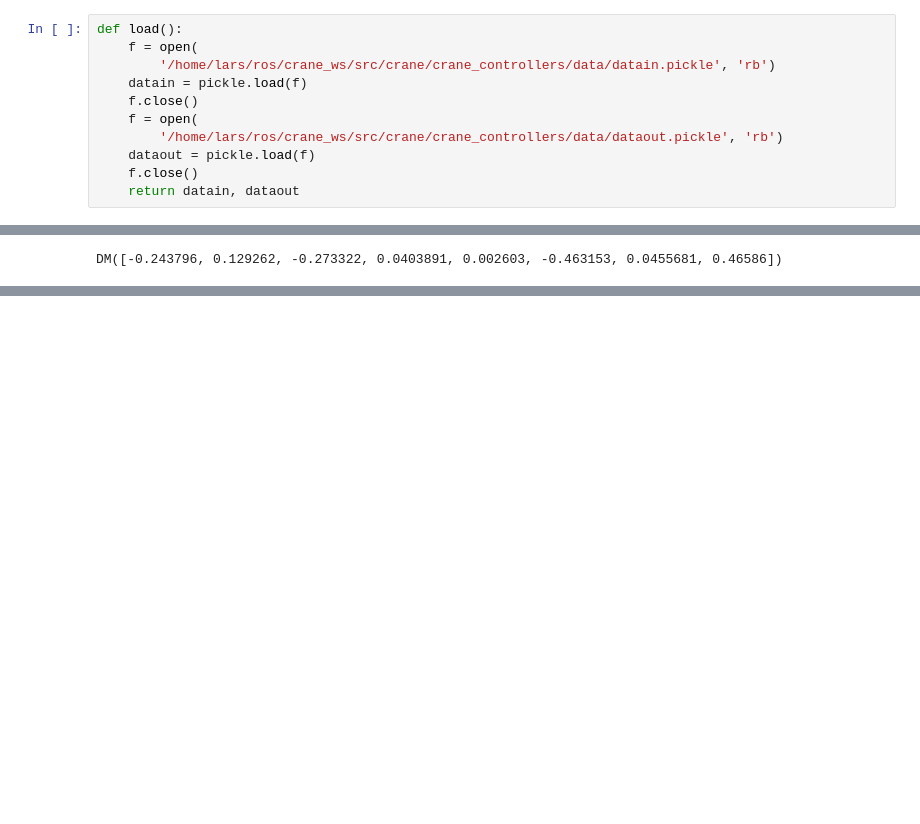
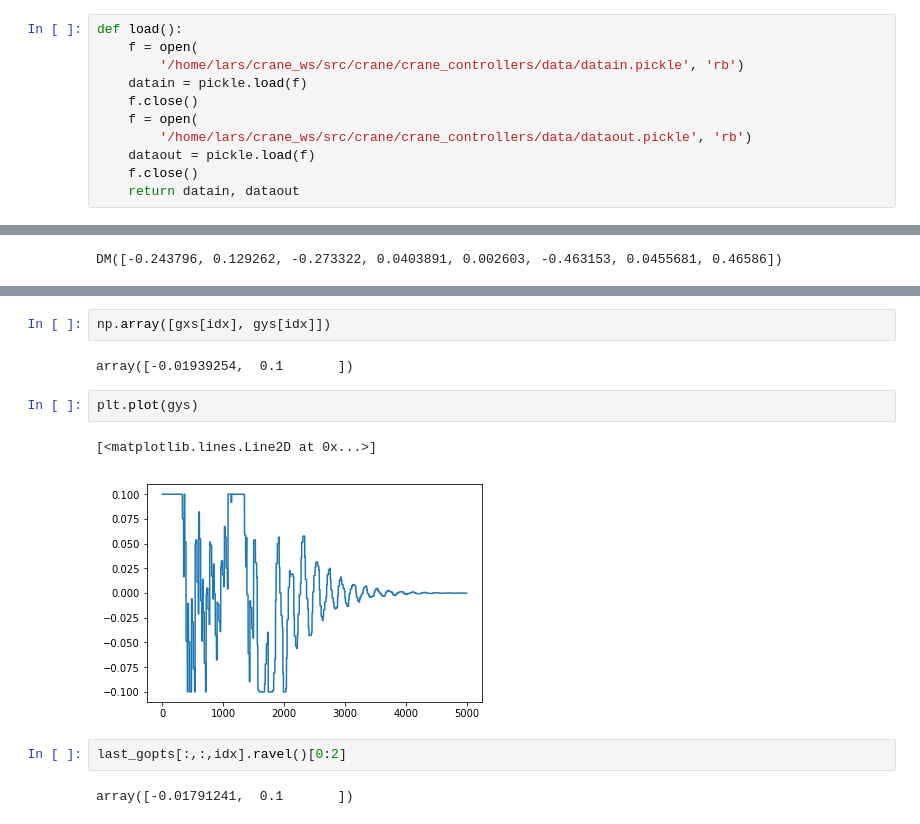
Before and after one commit to tingelst/crane, a Jupyter notebook: crane_controllers/notebooks/mpc-sim.ipynb, the cells around one changed output, grey strips where cells are left out. Saved outputs shown, nothing was run; the diff lists cells and outputs as text; blank space fills up the shorter version.

```diff
--- a/crane_controllers/notebooks/mpc-sim.ipynb
+++ b/crane_controllers/notebooks/mpc-sim.ipynb
@@ -10,11 +10,11 @@ import matplotlib.pyplot as plt
 # %%
 def load():
     f = open(
-        '/home/lars/ros/crane_ws/src/crane/crane_controllers/data/datain.pickle', 'rb')
+        '/home/lars/crane_ws/src/crane/crane_controllers/data/datain.pickle', 'rb')
     datain = pickle.load(f)
     f.close()
     f = open(
-        '/home/lars/ros/crane_ws/src/crane/crane_controllers/data/dataout.pickle', 'rb')
+        '/home/lars/crane_ws/src/crane/crane_controllers/data/dataout.pickle', 'rb')
     dataout = pickle.load(f)
     f.close()
     return datain, dataout
@@ -120,0 +284,13 @@ DM([1.15971, -0.196165, -0.180994, -0.245487, 0.0453123, -0.0764139, -0.0447872,
+# %%
+np.array([gxs[idx], gys[idx]])
+# %% [output]
+array([-0.01939254,  0.1       ])
+# %%
+plt.plot(gys)
+# %% [output]
+[<matplotlib.lines.Line2D at 0x...>]
+[figure, added]
+# %%
+last_gopts[:,:,idx].ravel()[0:2]
+# %% [output]
+array([-0.01791241,  0.1       ])
```
Also changed, not shown: parts of 9 cells of this notebook.
